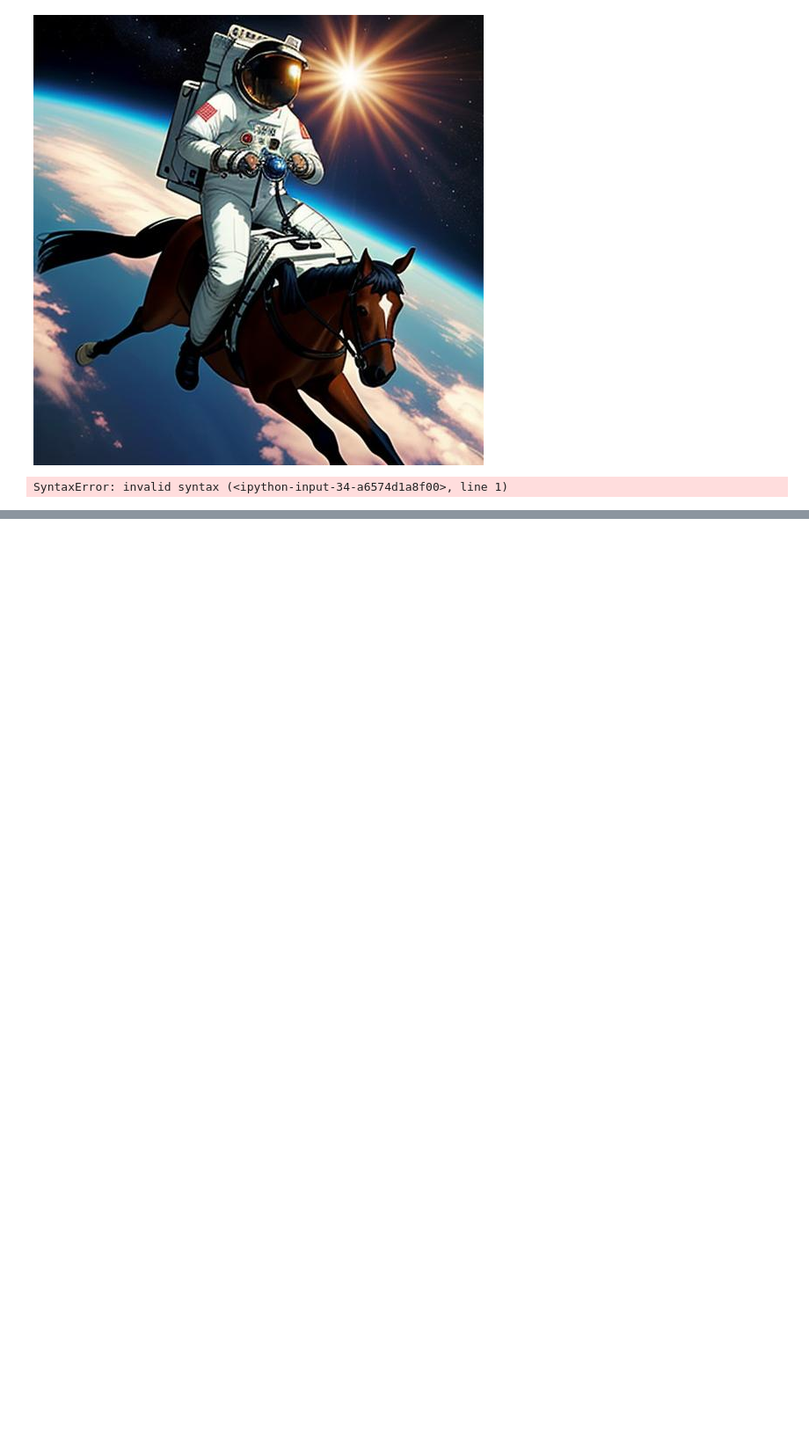
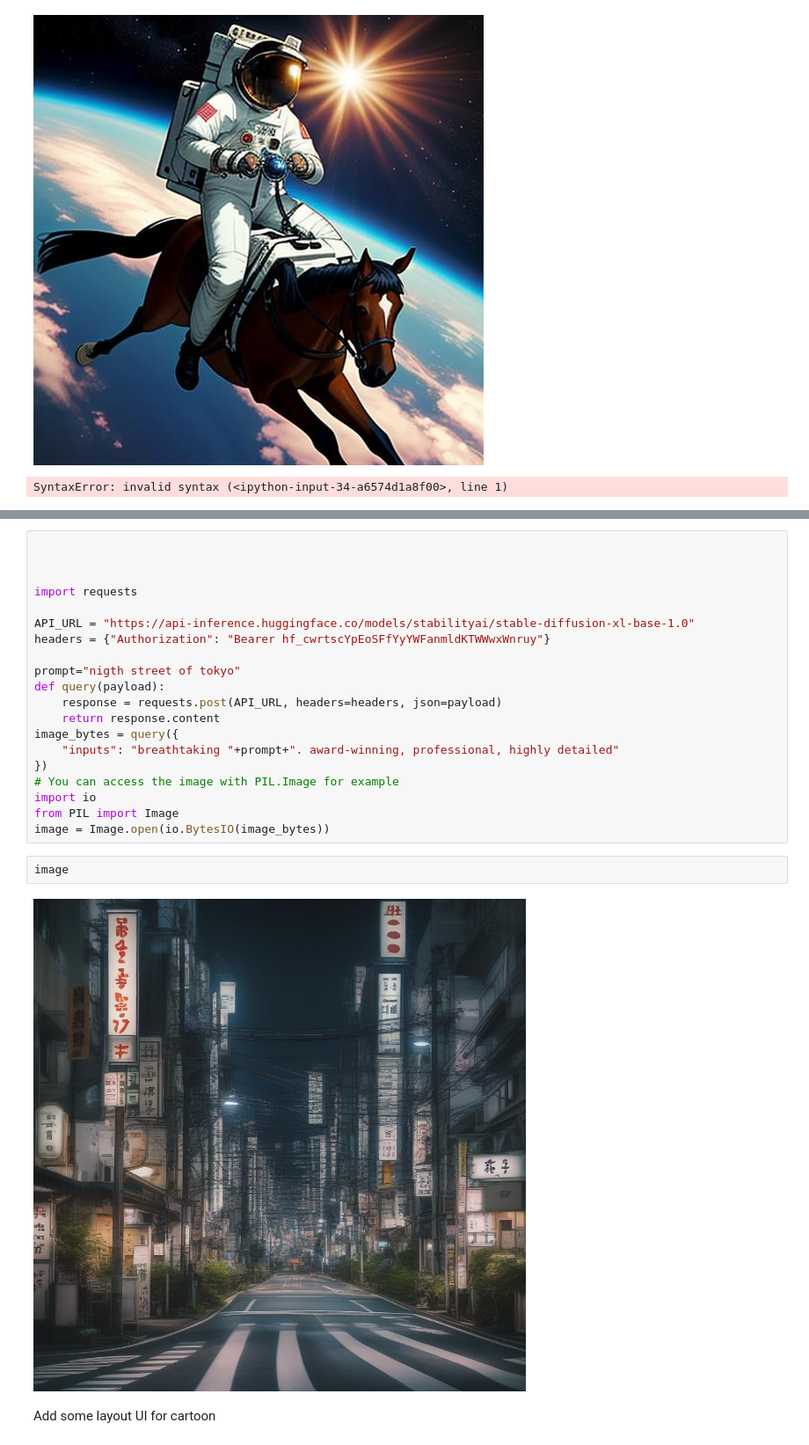
Before and after one commit to jeaneigsi/CapitalMind, a Jupyter notebook: Untitled35.ipynb, the cells around one changed output, grey strips where cells are left out. Shown at 88% size. Drawn from its saved outputs; the diff is of its cells as text; blank space fills up the shorter version.

```diff
--- a/Untitled35.ipynb
+++ b/Untitled35.ipynb
@@ -186,0 +208,26 @@ SyntaxError: invalid syntax (<ipython-input-34-a6574d1a8f00>, line 1)
+# %%
+
+
+
+import requests
+
+API_URL = "https://api-inference.huggingface.co/models/stabilityai/stable-diffusion-xl-base-1.0"
+headers = {"Authorization": "Bearer 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"}
+
+prompt="nigth street of tokyo"
+def query(payload):
+	response = requests.post(API_URL, headers=headers, json=payload)
+	return response.content
+image_bytes = query({
+	"inputs": "breathtaking "+prompt+". award-winning, professional, highly detailed"
+})
+# You can access the image with PIL.Image for example
+import io
+from PIL import Image
+image = Image.open(io.BytesIO(image_bytes))
+# %%
+image
+# %% [output]
+[figure, added]
+# %% [markdown]
+Add some layout UI for cartoon
```
Also changed, not shown: parts of 4 cells of this notebook.
